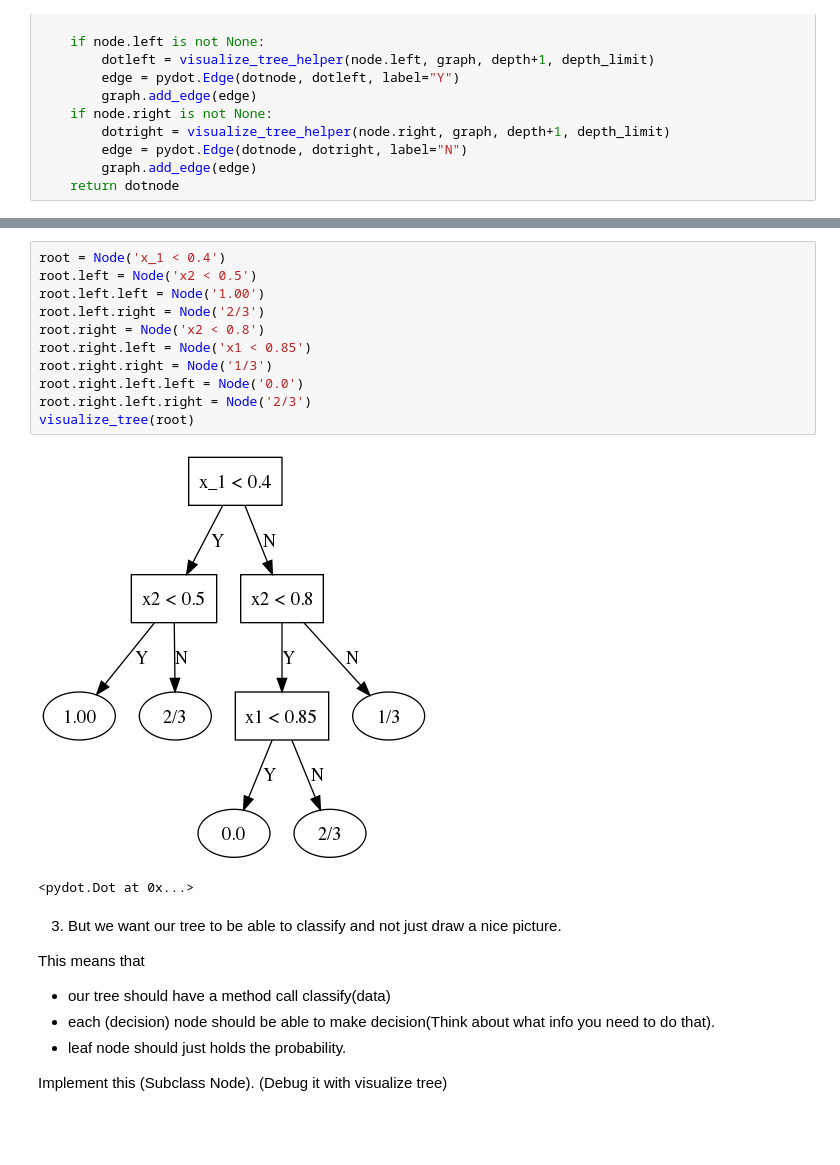
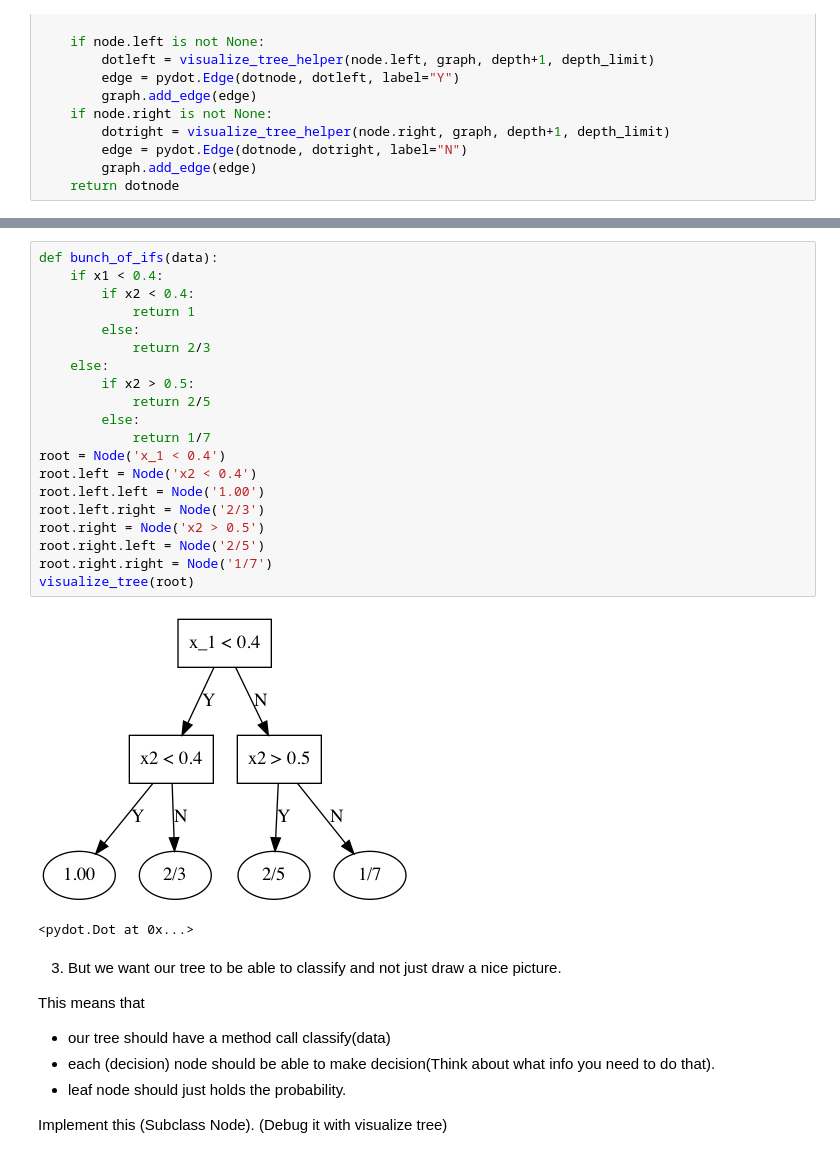
Before and after one commit to natthakan2000/ICCS478, a Jupyter notebook: Exercise05-master/Exercise 05 Non-Parametric Methods.ipynb, the cells around one changed output, grey strips where cells are left out. Cells and saved outputs as stored; diff of their text form; blank space fills up the shorter version.

```diff
--- a/Exercise05-master/Exercise 05 Non-Parametric Methods.ipynb
+++ b/Exercise05-master/Exercise 05 Non-Parametric Methods.ipynb
@@ -110,16 +139,25 @@ graph = visualize_tree(test_root)
 # %%
+def bunch_of_ifs(data):
+    if x1 < 0.4:
+        if x2 < 0.4:
+            return 1
+        else:
+            return 2/3
+    else:
+        if x2 > 0.5:
+            return 2/5
+        else:
+            return 1/7
 root = Node('x_1 < 0.4')
-root.left = Node('x2 < 0.5')
+root.left = Node('x2 < 0.4')
 root.left.left = Node('1.00')
 root.left.right = Node('2/3')
-root.right = Node('x2 < 0.8')
-root.right.left = Node('x1 < 0.85')
-root.right.right = Node('1/3')
-root.right.left.left = Node('0.0')
-root.right.left.right = Node('2/3')
+root.right = Node('x2 > 0.5')
+root.right.left = Node('2/5')
+root.right.right = Node('1/7')
 visualize_tree(root)
 # %% [output]
-[figure, old version]
+[figure, new version]
 <pydot.Dot at 0x...>
 # %% [markdown]
 3) But we want our tree to be able to classify and not just draw a nice picture.
```
Also changed, not shown: parts of 8 cells of this notebook, 1 other file.
